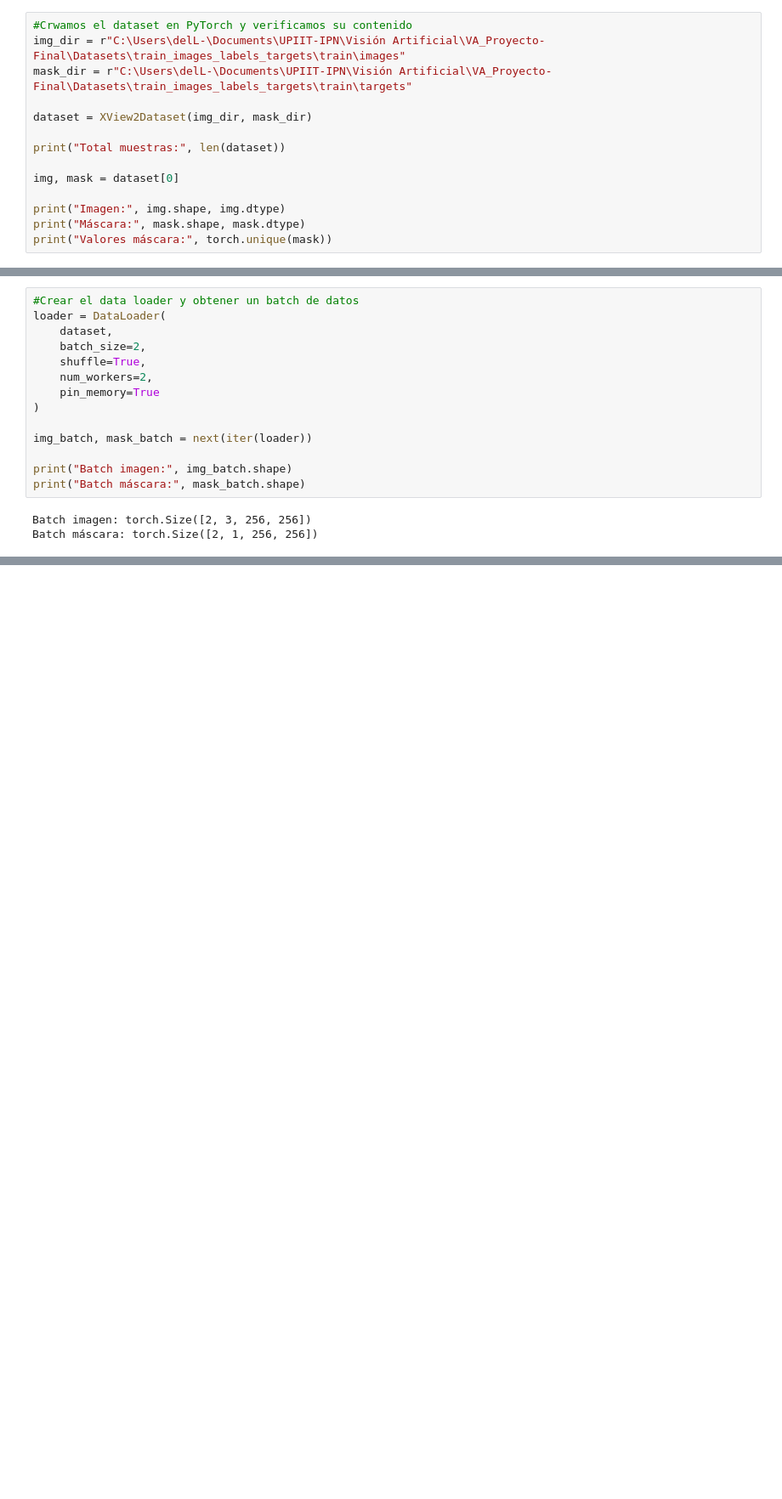
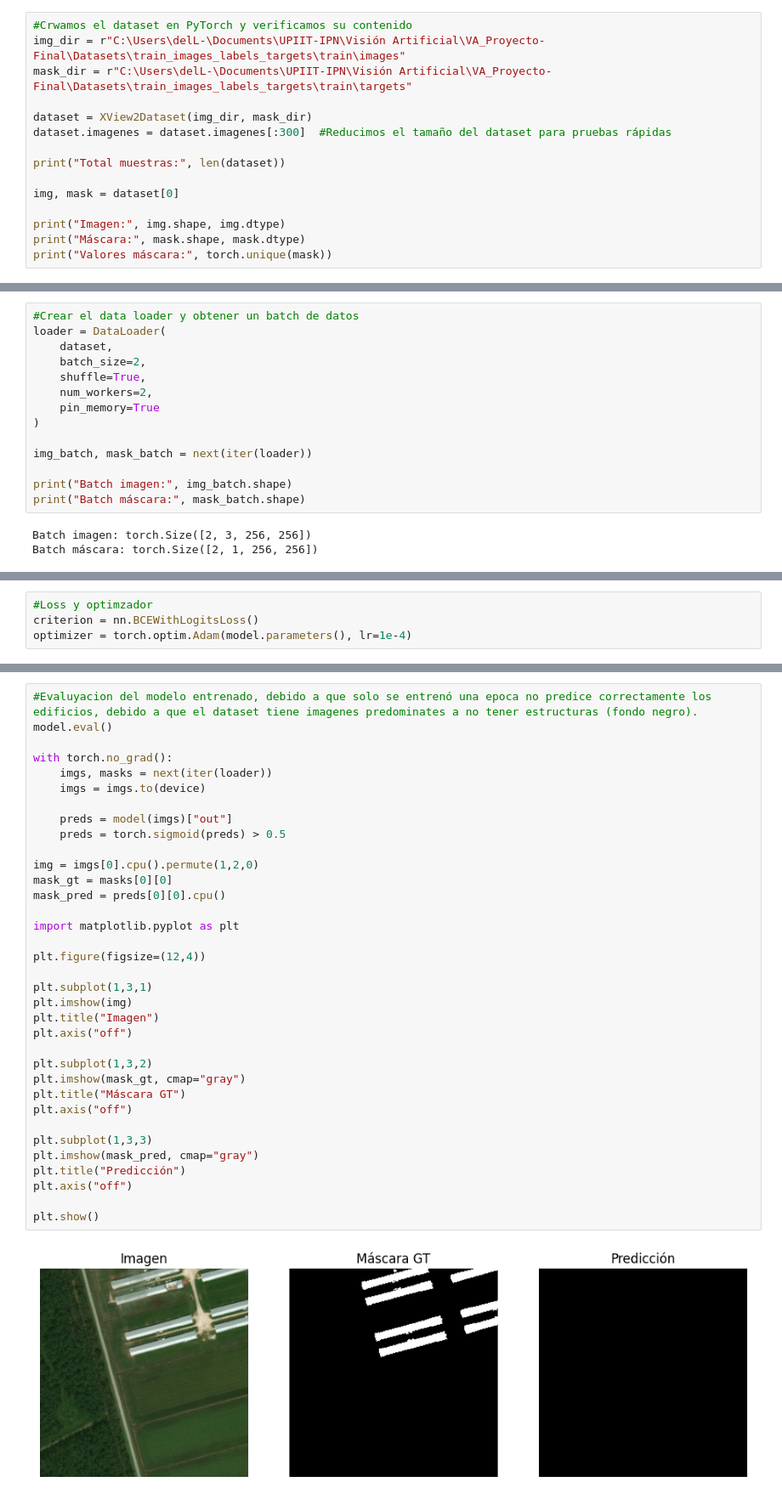
Before and after one commit to Stroper-Flame/VA_Proyecto-Final, a Jupyter notebook: main.ipynb, the cells around one changed output, grey strips where cells are left out. Shown at 85% size. Saved outputs shown, nothing was run; the diff lists cells and outputs as text; blank space fills up the shorter version.

Commit message:
Se modifico main.ipynb para agregar el entrenamiento y la evaluación del modelo, se adjunta en comentarios los resultados.

```diff
--- a/main.ipynb
+++ b/main.ipynb
@@ -85,6 +88,7 @@ img_dir = r"C:\Users\delL-\Documents\UPIIT-IPN\Visión Artificial\VA_Proyecto-Fi
 mask_dir = r"C:\Users\delL-\Documents\UPIIT-IPN\Visión Artificial\VA_Proyecto-Final\Datasets\train_images_labels_targets\train\targets"
 
 dataset = XView2Dataset(img_dir, mask_dir)
+dataset.imagenes = dataset.imagenes[:300]  #Reducimos el tamaño del dataset para pruebas rápidas
 
 print("Total muestras:", len(dataset))
 
@@ -140,0 +145,4 @@ Salida: torch.Size([2, 1, 256, 256])
+# %%
+#Loss y optimzador
+criterion = nn.BCEWithLogitsLoss()
+optimizer = torch.optim.Adam(model.parameters(), lr=1e-4)
@@ -140,0 +184,37 @@ Salida: torch.Size([2, 1, 256, 256])
+# %%
+#Evaluyacion del modelo entrenado, debido a que solo se entrenó una epoca no predice correctamente los edificios, debido a que el dataset tiene imagenes predominates a no tener estructuras (fondo negro).
+model.eval()
+
+with torch.no_grad():
+    imgs, masks = next(iter(loader))
+    imgs = imgs.to(device)
+
+    preds = model(imgs)["out"]
+    preds = torch.sigmoid(preds) > 0.5
+
+img = imgs[0].cpu().permute(1,2,0)
+mask_gt = masks[0][0]
+mask_pred = preds[0][0].cpu()
+
+import matplotlib.pyplot as plt
+
+plt.figure(figsize=(12,4))
+
+plt.subplot(1,3,1)
+plt.imshow(img)
+plt.title("Imagen")
+plt.axis("off")
+
+plt.subplot(1,3,2)
+plt.imshow(mask_gt, cmap="gray")
+plt.title("Máscara GT")
+plt.axis("off")
+
+plt.subplot(1,3,3)
+plt.imshow(mask_pred, cmap="gray")
+plt.title("Predicción")
+plt.axis("off")
+
+plt.show()
+# %% [output]
+[figure, added]
```
Also changed, not shown: parts of 4 cells of this notebook.
